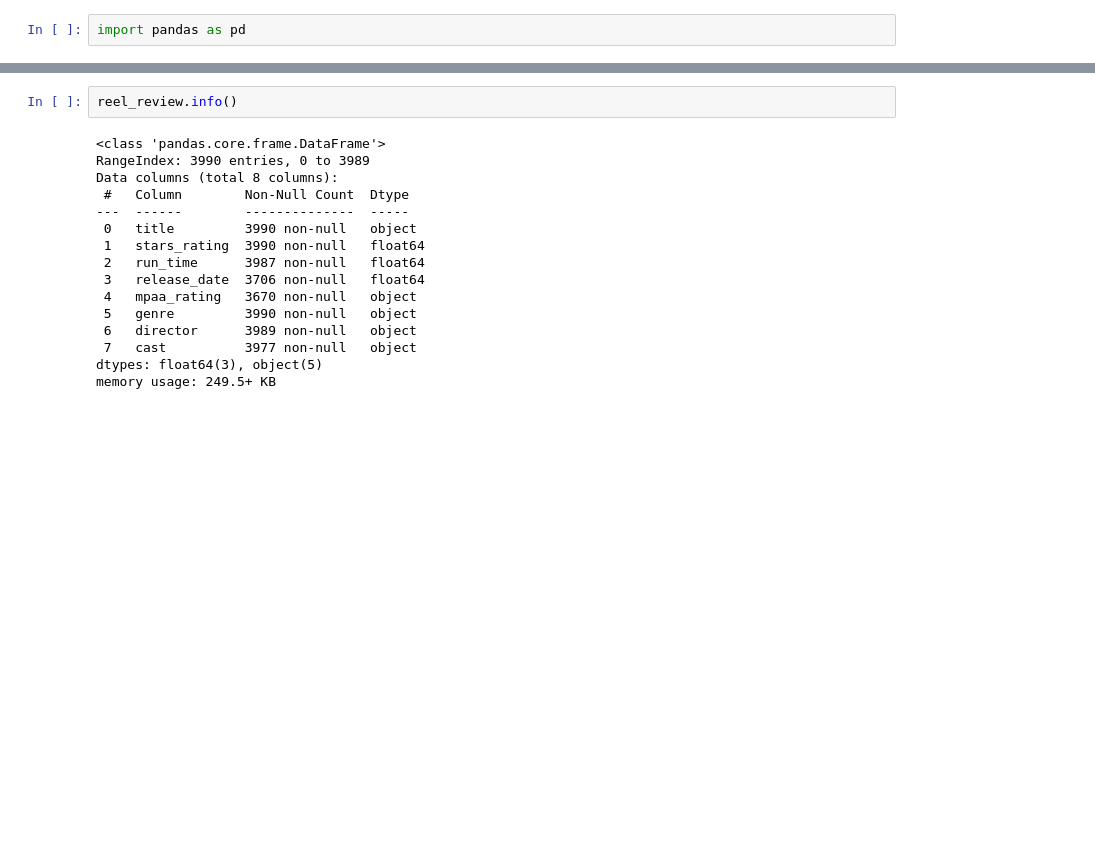
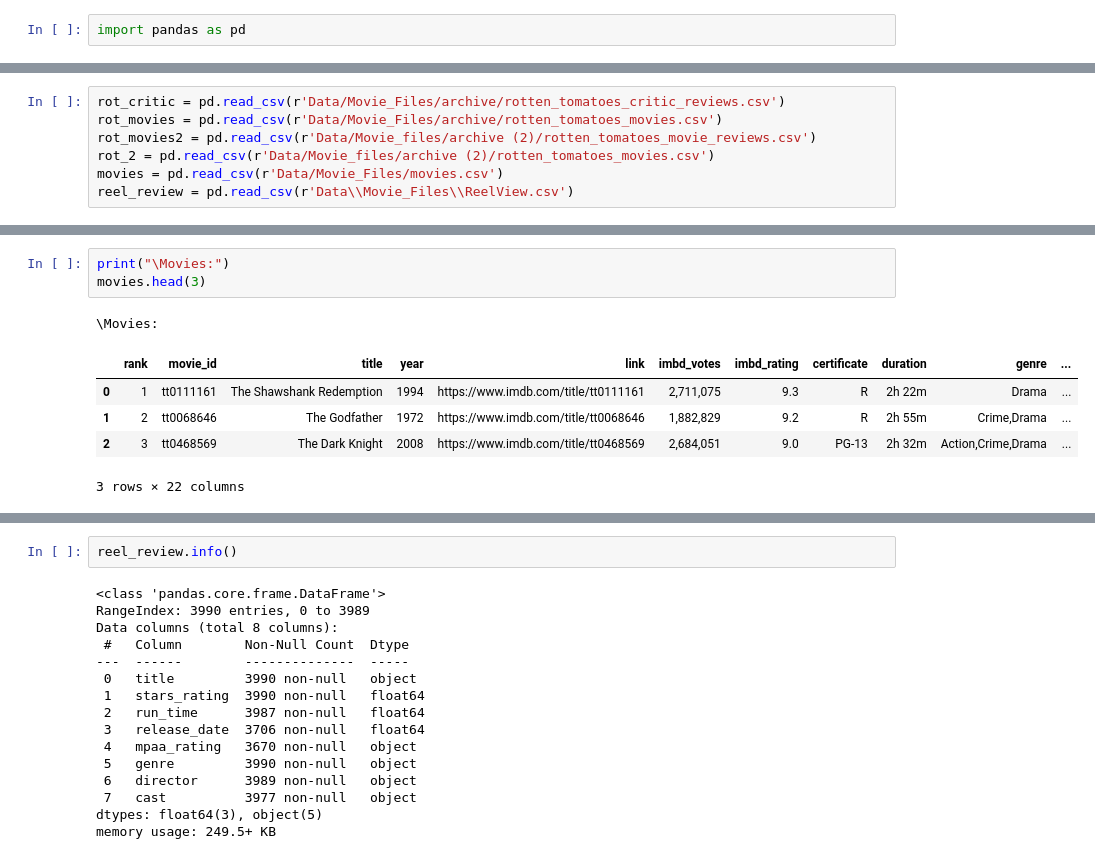
Before and after one commit to xandga/Capstone-Project, a Jupyter notebook: Preprocessing_Movies.ipynb, the cells around one changed output, grey strips where cells are left out. Drawn from its saved outputs; the diff is of its cells as text; blank space fills up the shorter version.

```diff
--- a/Preprocessing_Movies.ipynb
+++ b/Preprocessing_Movies.ipynb
@@ -27,0 +23,7 @@ movies = pd.read_csv('Data/Movie_Files/movies.csv')
+# %%
+rot_critic = pd.read_csv(r'Data/Movie_Files/archive/rotten_tomatoes_critic_reviews.csv')
+rot_movies = pd.read_csv(r'Data/Movie_Files/archive/rotten_tomatoes_movies.csv')
+rot_movies2 = pd.read_csv(r'Data/Movie_files/archive (2)/rotten_tomatoes_movie_reviews.csv')
+rot_2 = pd.read_csv(r'Data/Movie_files/archive (2)/rotten_tomatoes_movies.csv')
+movies = pd.read_csv(r'Data/Movie_Files/movies.csv')
+reel_review = pd.read_csv(r'Data\\Movie_Files\\ReelView.csv')
@@ -27,0 +67,10 @@ movies = pd.read_csv('Data/Movie_Files/movies.csv')
+# %%
+print("\Movies:")
+movies.head(3)
+# %% [output]
+\Movies:
+|  | rank | movie_id | title | year | link | imbd_votes | imbd_rating | certificate | duration | genre | ... |
+| 0 | 1 | tt0111161 | The Shawshank Redemption | 1994 | https://www.imdb.com/title/tt0111161 | 2,711,075 | 9.3 | R | 2h 22m | Drama | ... |
+| 1 | 2 | tt0068646 | The Godfather | 1972 | https://www.imdb.com/title/tt0068646 | 1,882,829 | 9.2 | R | 2h 55m | Crime,Drama | ... |
+| 2 | 3 | tt0468569 | The Dark Knight | 2008 | https://www.imdb.com/title/tt0468569 | 2,684,051 | 9.0 | PG-13 | 2h 32m | Action,Crime,Drama | ... |
+3 rows × 22 columns
```
Also changed, not shown: parts of 69 cells of this notebook, 3 other files.
